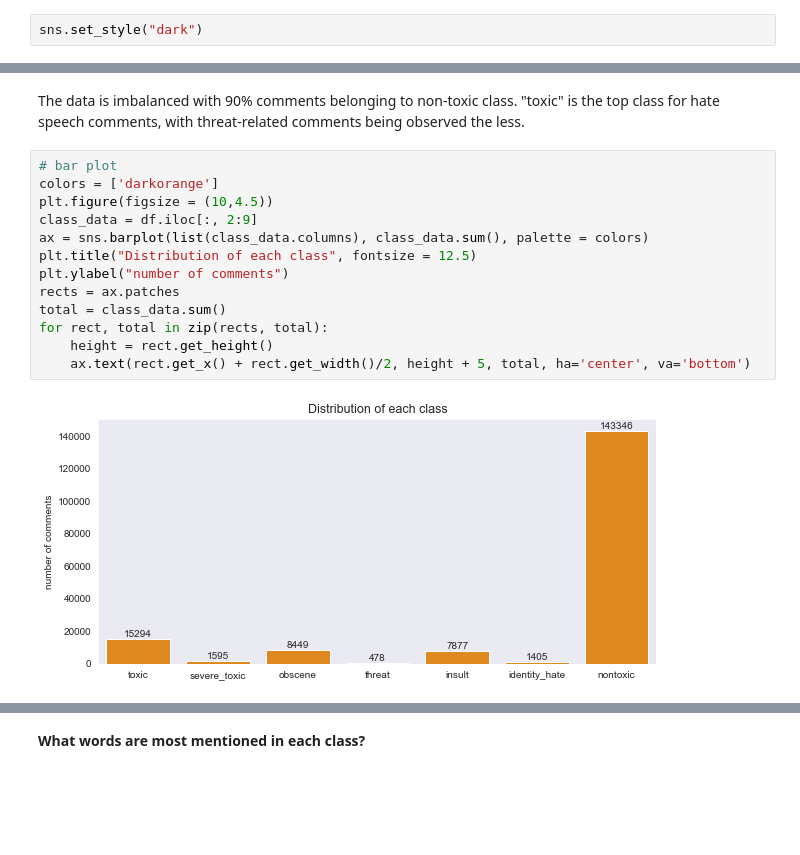
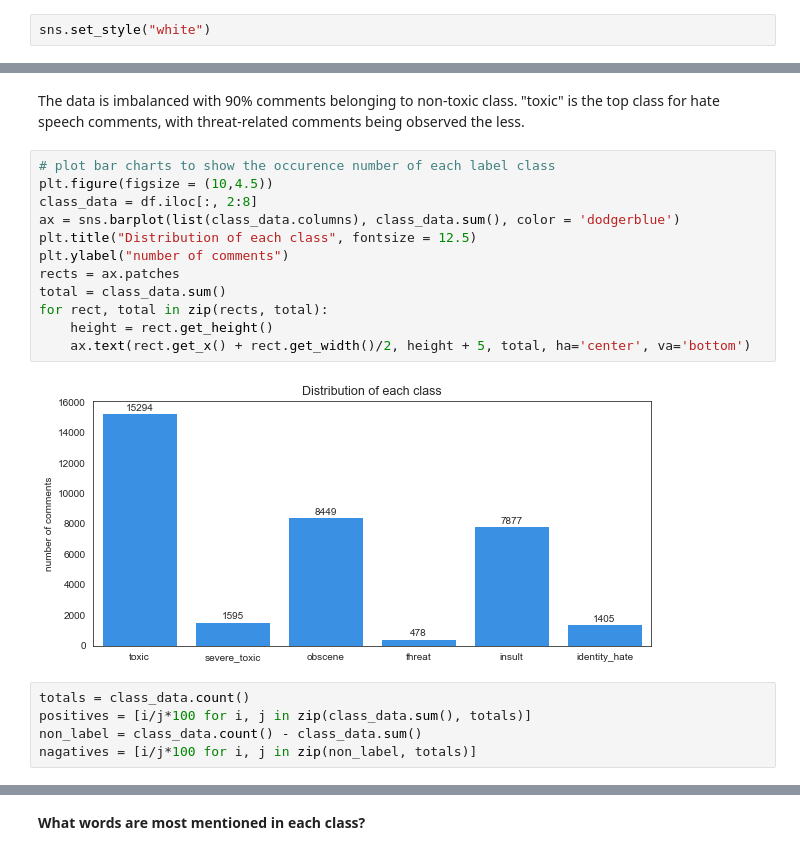
Before and after one commit to dorislin27/toxic_comment_classifier, a Jupyter notebook: classifier_toxic_comment.ipynb, the cells around one changed output, grey strips where cells are left out. Cells and saved outputs as stored; diff of their text form; blank space fills up the shorter version.

```diff
--- a/classifier_toxic_comment.ipynb
+++ b/classifier_toxic_comment.ipynb
@@ -293,23 +285,27 @@ df.head()
 # %% [markdown]
 # Exploratory Data Analysis
 # %%
-sns.set_style("dark")
+sns.set_style("white")
 # %% [markdown]
 **How many data is distributed to each class?**
 # %% [markdown]
 The data is imbalanced with 90% comments belonging to non-toxic class. "toxic" is the top class for hate speech comments, with threat-related comments being observed the less.
 # %%
-# bar plot
-colors = ['darkorange']
+# plot bar charts to show the occurence number of each label class
 plt.figure(figsize = (10,4.5))
-class_data = df.iloc[:, 2:9]
-ax = sns.barplot(list(class_data.columns), class_data.sum(), palette = colors)
+class_data = df.iloc[:, 2:8]
+ax = sns.barplot(list(class_data.columns), class_data.sum(), color = 'dodgerblue')
 plt.title("Distribution of each class", fontsize = 12.5)
 plt.ylabel("number of comments")
 rects = ax.patches
 total = class_data.sum()
 for rect, total in zip(rects, total):
     height = rect.get_height()
     ax.text(rect.get_x() + rect.get_width()/2, height + 5, total, ha='center', va='bottom')
 # %% [output]
-[figure, old version]
+[figure, new version]
+# %%
+totals = class_data.count()
+positives = [i/j*100 for i, j in zip(class_data.sum(), totals)]
+non_label = class_data.count() - class_data.sum()
+nagatives = [i/j*100 for i, j in zip(non_label, totals)]
```
Also changed, not shown: parts of 39 cells of this notebook.
